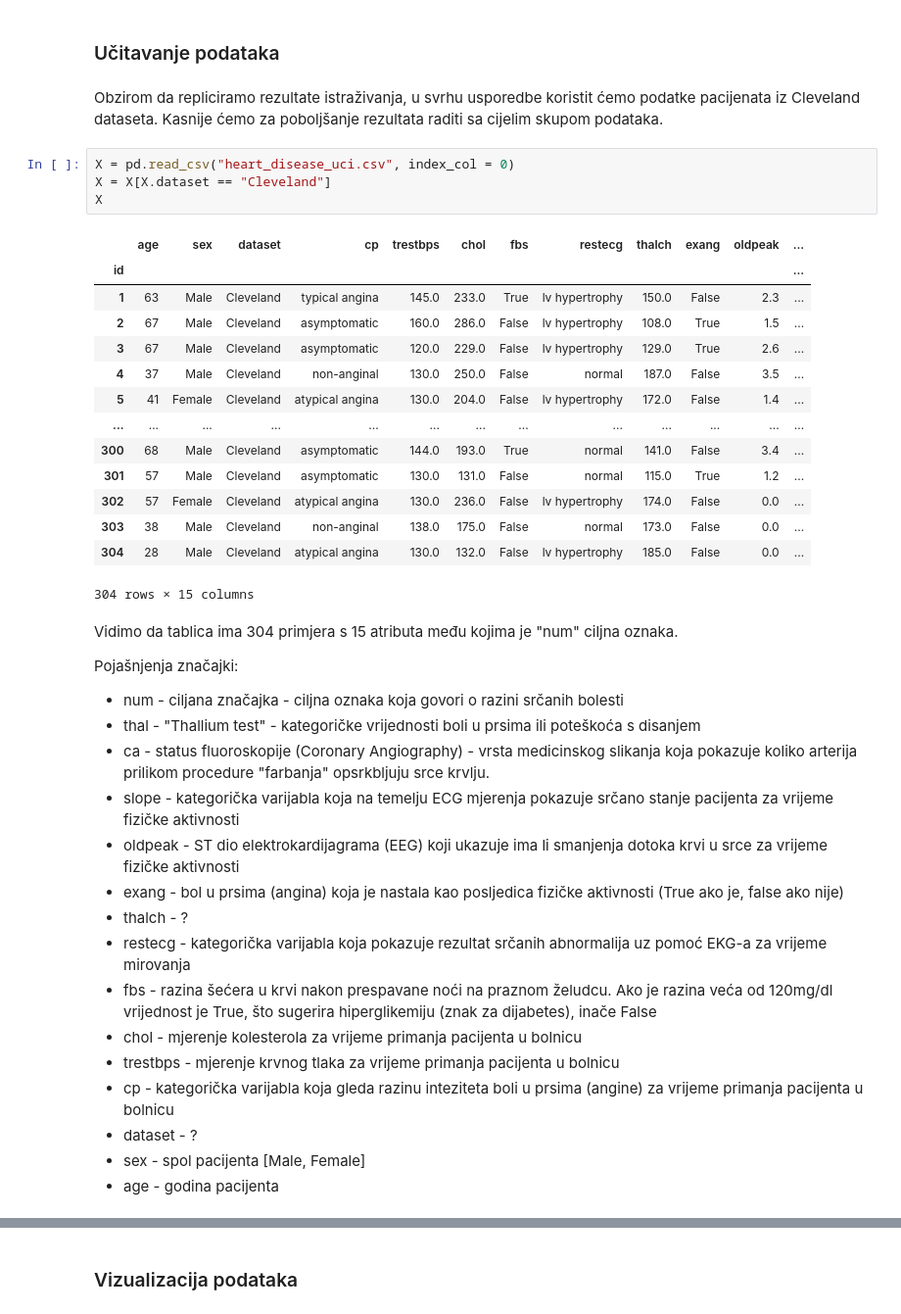
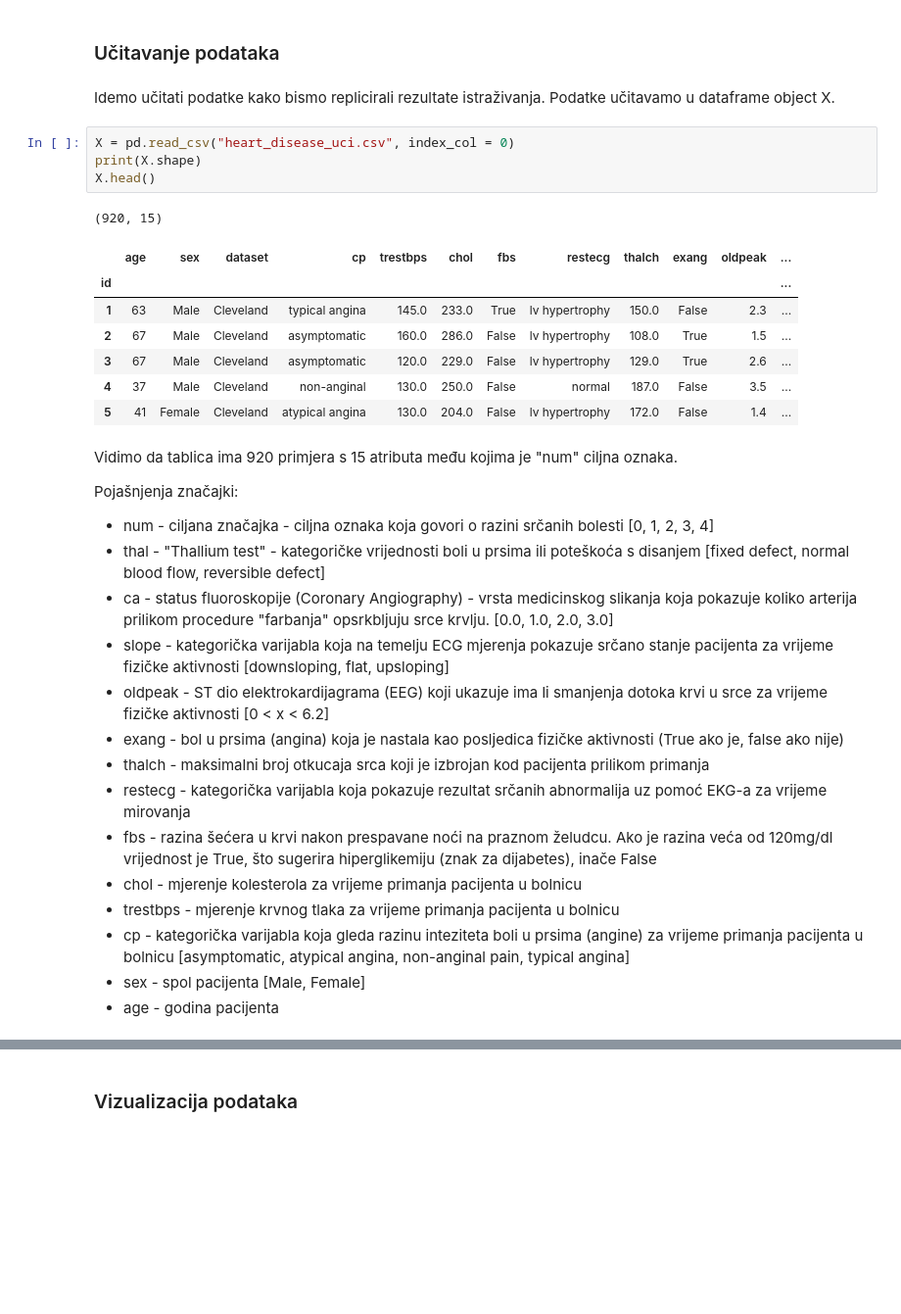
Before and after one commit to boltzman123/Heart-Failure-Disease-Prediction, a Jupyter notebook: Heart_Diesease_Detection.ipynb, the cells around one changed output, grey strips where cells are left out. Shown at 98% size. Cells and saved outputs as stored; diff of their text form; blank space fills up the shorter version.

```diff
--- a/Heart_Diesease_Detection.ipynb
+++ b/Heart_Diesease_Detection.ipynb
@@ -22,43 +22,36 @@ import seaborn as sns
 import warnings
 # %% [markdown]
 <h3> Učitavanje podataka</h3>
-# %% [markdown]
-Obzirom da repliciramo rezultate istraživanja, u svrhu usporedbe koristit ćemo podatke pacijenata iz Cleveland dataseta. Kasnije ćemo za poboljšanje rezultata raditi sa cijelim skupom podataka.
+# %% [markdown]
+Idemo učitati podatke kako bismo replicirali rezultate istraživanja. Podatke učitavamo u dataframe object X.
 # %%
 X = pd.read_csv("heart_disease_uci.csv", index_col = 0)
-X = X[X.dataset == "Cleveland"]
-X
+print(X.shape)
+X.head()
 # %% [output]
+(920, 15)
 |  | age | sex | dataset | cp | trestbps | chol | fbs | restecg | thalch | exang | oldpeak | ... |
 | id |  |  |  |  |  |  |  |  |  |  |  | ... |
 | 1 | 63 | Male | Cleveland | typical angina | 145.0 | 233.0 | True | lv hypertrophy | 150.0 | False | 2.3 | ... |
 | 2 | 67 | Male | Cleveland | asymptomatic | 160.0 | 286.0 | False | lv hypertrophy | 108.0 | True | 1.5 | ... |
 | 3 | 67 | Male | Cleveland | asymptomatic | 120.0 | 229.0 | False | lv hypertrophy | 129.0 | True | 2.6 | ... |
 | 4 | 37 | Male | Cleveland | non-anginal | 130.0 | 250.0 | False | normal | 187.0 | False | 3.5 | ... |
 | 5 | 41 | Female | Cleveland | atypical angina | 130.0 | 204.0 | False | lv hypertrophy | 172.0 | False | 1.4 | ... |
-| ... | ... | ... | ... | ... | ... | ... | ... | ... | ... | ... | ... | ... |
-| 300 | 68 | Male | Cleveland | asymptomatic | 144.0 | 193.0 | True | normal | 141.0 | False | 3.4 | ... |
-| 301 | 57 | Male | Cleveland | asymptomatic | 130.0 | 131.0 | False | normal | 115.0 | True | 1.2 | ... |
-| 302 | 57 | Female | Cleveland | atypical angina | 130.0 | 236.0 | False | lv hypertrophy | 174.0 | False | 0.0 | ... |
-| 303 | 38 | Male | Cleveland | non-anginal | 138.0 | 175.0 | False | normal | 173.0 | False | 0.0 | ... |
-| 304 | 28 | Male | Cleveland | atypical angina | 130.0 | 132.0 | False | lv hypertrophy | 185.0 | False | 0.0 | ... |
-304 rows × 15 columns
 # %% [markdown]
-Vidimo da tablica ima 304 primjera s 15 atributa među kojima je "num" ciljna oznaka.
+Vidimo da tablica ima 920 primjera s 15 atributa među kojima je "num" ciljna oznaka.
 
 Pojašnjenja značajki:
- - num - ciljana značajka - ciljna oznaka koja govori o razini srčanih bolesti
- - thal - "Thallium test" - kategoričke vrijednosti boli u prsima ili poteškoća s disanjem
- - ca - status fluoroskopije (Coronary Angiography) - vrsta medicinskog slikanja koja pokazuje koliko arterija prilikom procedure "farbanja" opsrkbljuju srce krvlju.
- - slope - kategorička varijabla koja na temelju ECG mjerenja pokazuje srčano stanje pacijenta za vrijeme fizičke aktivnosti
- - oldpeak - ST dio elektrokardijagrama (EEG) koji ukazuje ima li smanjenja dotoka krvi u srce za vrijeme fizičke aktivnosti
+ - num - ciljana značajka - ciljna oznaka koja govori o razini srčanih bolesti [0, 1, 2, 3, 4]
+ - thal - "Thallium test" - kategoričke vrijednosti boli u prsima ili poteškoća s disanjem [fixed defect, normal blood flow, reversible defect]
+ - ca - status fluoroskopije (Coronary Angiography) - vrsta medicinskog slikanja koja pokazuje koliko arterija prilikom procedure "farbanja" opsrkbljuju srce krvlju. [0.0, 1.0, 2.0, 3.0]
+ - slope - kategorička varijabla koja na temelju ECG mjerenja pokazuje srčano stanje pacijenta za vrijeme fizičke aktivnosti [downsloping, flat, upsloping]
+ - oldpeak - ST dio elektrokardijagrama (EEG) koji ukazuje ima li smanjenja dotoka krvi u srce za vrijeme fizičke aktivnosti [0 < x < 6.2]
  - exang - bol u prsima (angina) koja je nastala kao posljedica fizičke aktivnosti (True ako je, false ako nije)
- - thalch - ?
+ - thalch - maksimalni broj otkucaja srca koji je izbrojan kod pacijenta prilikom primanja
  - restecg - kategorička varijabla koja pokazuje rezultat srčanih abnormalija uz pomoć EKG-a za vrijeme mirovanja
  - fbs - razina šećera u krvi nakon prespavane noći na praznom želudcu. Ako je razina veća od 120mg/dl vrijednost je True, što sugerira hiperglikemiju (znak za dijabetes), inače False
  - chol - mjerenje kolesterola za vrijeme primanja pacijenta u bolnicu
  - trestbps - mjerenje krvnog tlaka za vrijeme primanja pacijenta u bolnicu
- - cp - kategorička varijabla koja gleda razinu inteziteta boli u prsima (angine) za vrijeme primanja pacijenta u bolnicu
- - dataset - ?
+ - cp - kategorička varijabla koja gleda razinu inteziteta boli u prsima (angine) za vrijeme primanja pacijenta u bolnicu [asymptomatic, atypical angina, non-anginal pain, typical angina]
  - sex - spol pacijenta [Male, Female]
  - age - godina pacijenta
```
Also changed, not shown: parts of 23 cells of this notebook.
